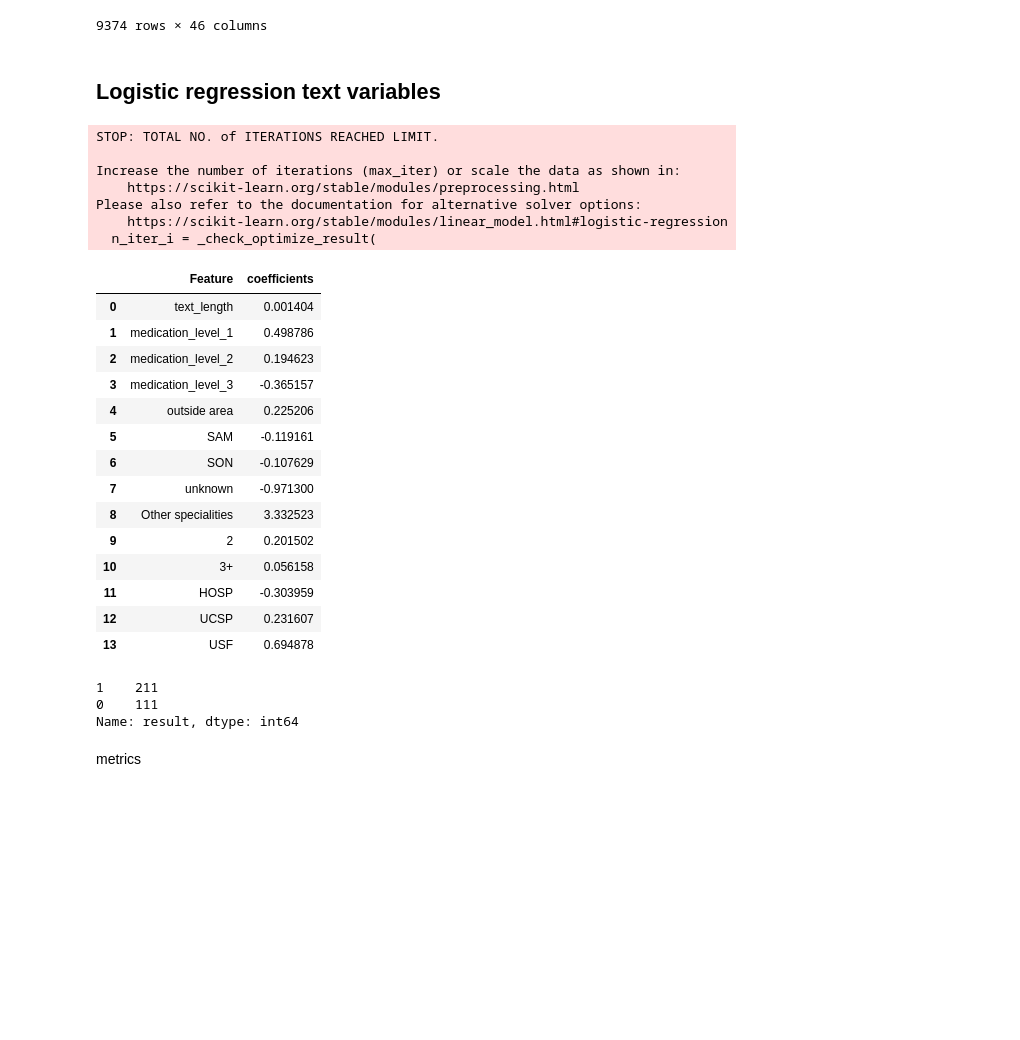
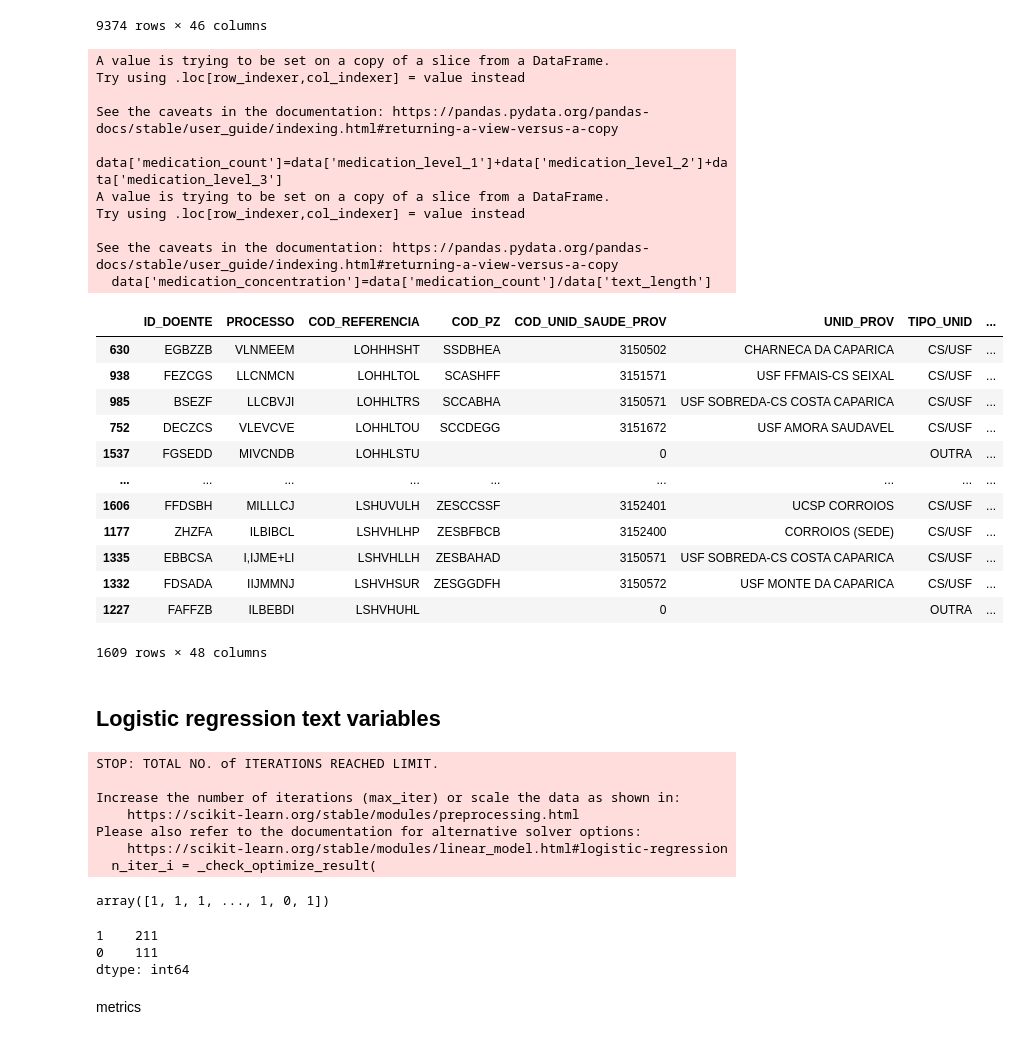
Before and after one commit to Data-Science-Knowledge-Center-Nova-SBE/PBL-HGO, a Jupyter notebook: logistic_regression_NLP.ipynb, the cells around one changed output. Drawn from its saved outputs; the diff is of its cells as text; code cells hidden in the pictures; blank space fills up the shorter version.

```diff
--- a/logistic_regression_NLP.ipynb
+++ b/logistic_regression_NLP.ipynb
@@ -120,21 +121,54 @@ Index([          'ID_DOENTE',            'PROCESSO',      'COD_REFERENCIA',
 | 9425 | EBESGE | BDVDJJIB | LSHVLLVV |  | 0 |  | OUTRA | ... |
 | 5513 | GFHDGC | VENBCMMN | LTHHHOTL | ZEFZEDDG | 3150371 | USF S JOAO DO PRAGAL-CS ALMADA | CS/USF | ... |
 9374 rows × 46 columns
+# %%
+data=data[data['text_length']>0]
+data['medication_count']=data['medication_level_1']+data['medication_level_2']+data['medication_level_3']
+data['medication_concentration']=data['medication_count']/data['text_length']
+data
+# %% [output]
+A value is trying to be set on a copy of a slice from a DataFrame.
+Try using .loc[row_indexer,col_indexer] = value instead
+
+See the caveats in the documentation: https://pandas.pydata.org/pandas-docs/stable/user_guide/indexing.html#returning-a-view-versus-a-copy
+  data['medication_count']=data['medication_level_1']+data['medication_level_2']+data['medication_level_3']
+A value is trying to be set on a copy of a slice from a DataFrame.
+Try using .loc[row_indexer,col_indexer] = value instead
+
+See the caveats in the documentation: https://pandas.pydata.org/pandas-docs/stable/user_guide/indexing.html#returning-a-view-versus-a-copy
+  data['medication_concentration']=data['medication_count']/data['text_length']
+|  | ID_DOENTE | PROCESSO | COD_REFERENCIA | COD_PZ | COD_UNID_SAUDE_PROV | UNID_PROV | TIPO_UNID | ... |
+| 630 | EGBZZB | VLNMEEM | LOHHHSHT | SSDBHEA | 3150502 | CHARNECA DA CAPARICA | CS/USF | ... |
+| 938 | FEZCGS | LLCNMCN | LOHHLTOL | SCASHFF | 3151571 | USF FFMAIS-CS SEIXAL | CS/USF | ... |
+| 985 | BSEZF | LLCBVJI | LOHHLTRS | SCCABHA | 3150571 | USF SOBREDA-CS COSTA CAPARICA | CS/USF | ... |
+| 752 | DECZCS | VLEVCVE | LOHHLTOU | SCCDEGG | 3151672 | USF AMORA SAUDAVEL | CS/USF | ... |
+| 1537 | FGSEDD | MIVCNDB | LOHHLSTU |  | 0 |  | OUTRA | ... |
+| ... | ... | ... | ... | ... | ... | ... | ... | ... |
+| 1606 | FFDSBH | MILLLCJ | LSHUVULH | ZESCCSSF | 3152401 | UCSP CORROIOS | CS/USF | ... |
+| 1177 | ZHZFA | ILBIBCL | LSHVHLHP | ZESBFBCB | 3152400 | CORROIOS (SEDE) | CS/USF | ... |
+| 1335 | EBBCSA | I,IJME+LI | LSHVHLLH | ZESBAHAD | 3150571 | USF SOBREDA-CS COSTA CAPARICA | CS/USF | ... |
+| 1332 | FDSADA | IIJMMNJ | LSHVHSUR | ZESGGDFH | 3150572 | USF MONTE DA CAPARICA | CS/USF | ... |
+| 1227 | FAFFZB | ILBEBDI | LSHVHUHL |  | 0 |  | OUTRA | ... |
+1609 rows × 48 columns
 # %% [markdown]
 ## Logistic regression text variables
 # %%
-#logistic regression text rows
-data_no_text=data[data['text_length']>0]
+# Instantiate the LabelEncoder
+le = LabelEncoder()
+
 #split dataset in features and target variable// Question: is it the right option?
-eliminate_cols=['ID_DOENTE','PROCESSO','COD_REFERENCIA','result','COD_PZ','COD_UNID_SAUDE_PROV','UNID_PROV','TIPO_UNID','COD_CTH_PRIOR','CTH_PRIOR','COD_MOTIVO_RECUSA','DES_MOTIVO_RECUSA','COD_ESPECIALIDADE','DES_ESPECIALIDADE','agrupadora','OUTRA_ENTIDADE','DATA_RECEPCAO','DATA_ENVIO','DATA_RETORNO','NUM_TAXA','ESTADO','DATA_MARCACAO','DATA_REALIZACAO','OBSERVACOES','Mês_entrada','Ano_entrada','trata data recusa','resume saída','mês_saida','ano_saida','Texto','clean_text']
-X = data_no_text.drop(eliminate_cols,axis=1)# Features
-y = data_no_text.result # Target variable
+eliminate_cols=['medication_count','medication_concentration','ID_DOENTE','PROCESSO','COD_REFERENCIA','result','COD_PZ','COD_UNID_SAUDE_PROV','UNID_PROV','TIPO_UNID','COD_CTH_PRIOR','CTH_PRIOR','COD_MOTIVO_RECUSA','DES_MOTIVO_RECUSA','COD_ESPECIALIDADE','DES_ESPECIALIDADE','agrupadora','OUTRA_ENTIDADE','DATA_RECEPCAO','DATA_ENVIO','DATA_RETORNO','NUM_TAXA','ESTADO','DATA_MARCACAO','DATA_REALIZACAO','OBSERVACOES','Mês_entrada','Ano_entrada','trata data recusa','resume saída','mês_saida','ano_saida','Texto','clean_text']
+X = data.drop(eliminate_cols,axis=1)# Features
+y = data.result # Target variable
+# Fit the encoder on the target variable and transform it
+y = le.fit_transform(y)
 features=X.columns
 #log_regression is defined in functions
 y_pred,coefficients,intercept,X_train, X_test, y_train, y_test=log_regression(X,y)
 df = pd.DataFrame(features, columns =['Feature'])
 df['coefficients']=coefficients.T
 df
+y
 # %% [output]
 STOP: TOTAL NO. of ITERATIONS REACHED LIMIT.
 
@@ -143,29 +177,15 @@ Increase the number of iterations (max_iter) or scale the data as shown in:
 Please also refer to the documentation for alternative solver options:
     https://scikit-learn.org/stable/modules/linear_model.html#logistic-regression
   n_iter_i = _check_optimize_result(
-|  | Feature | coefficients |
-| 0 | text_length | 0.001404 |
-| 1 | medication_level_1 | 0.498786 |
-| 2 | medication_level_2 | 0.194623 |
-| 3 | medication_level_3 | -0.365157 |
-| 4 | outside area | 0.225206 |
-| 5 | SAM | -0.119161 |
-| 6 | SON | -0.107629 |
-| 7 | unknown | -0.971300 |
-| 8 | Other specialities | 3.332523 |
-| 9 | 2 | 0.201502 |
-| 10 | 3+ | 0.056158 |
-| 11 | HOSP | -0.303959 |
-| 12 | UCSP | 0.231607 |
-| 13 | USF | 0.694878 |
+array([1, 1, 1, ..., 1, 0, 1])
 # %%
 y_df = pd.DataFrame(y_test)
-distribution = y_df["result"].value_counts()
+distribution = y_df.value_counts()
 distribution
 # %% [output]
 1    211
 0    111
-Name: result, dtype: int64
+dtype: int64
 # %% [markdown]
 metrics
 # %%
```
Also changed, not shown: parts of 4 cells of this notebook.
